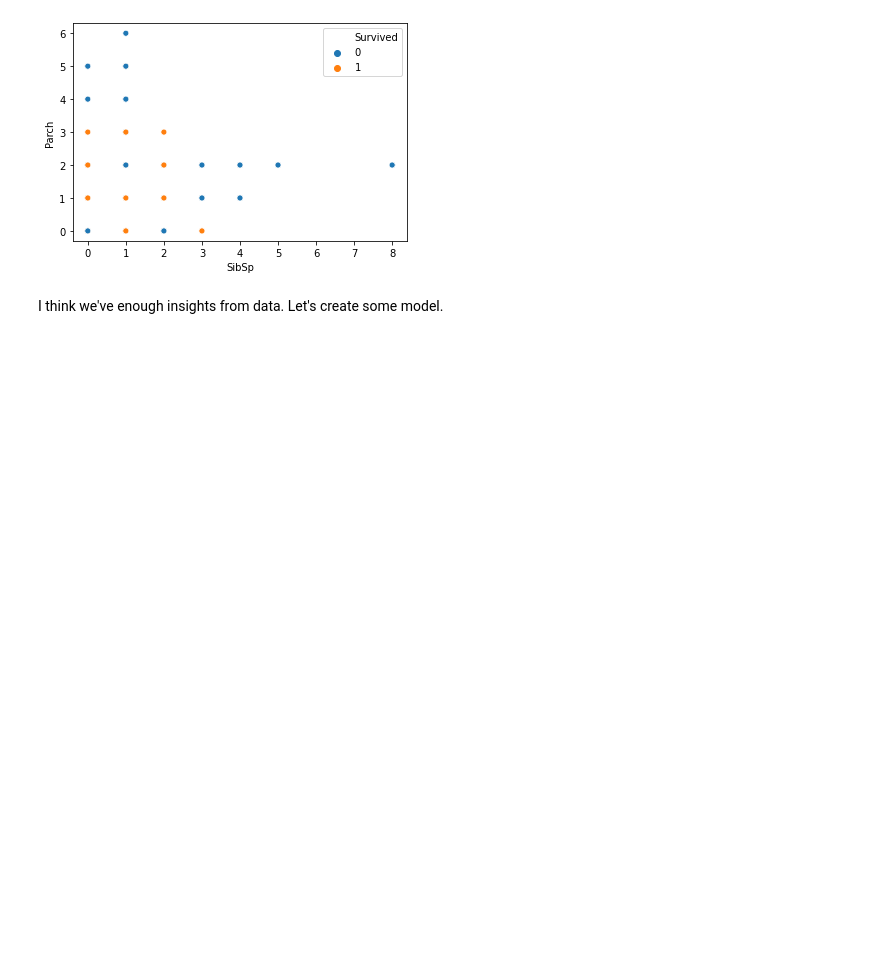
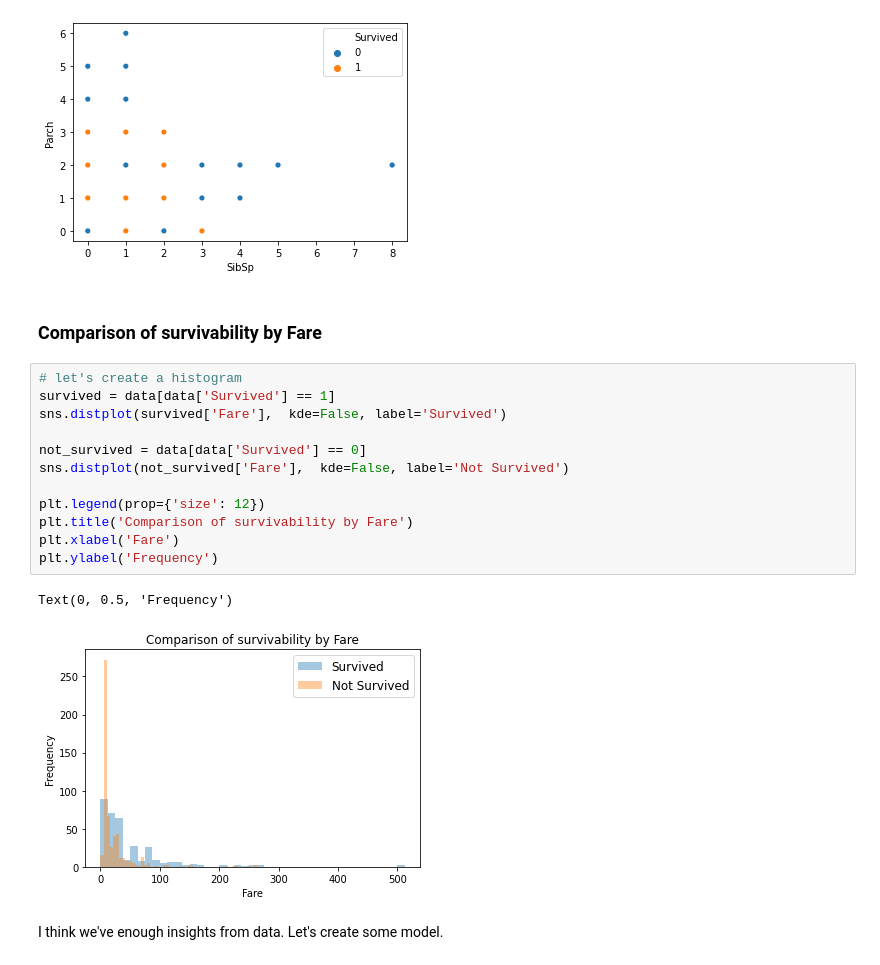
Before and after one commit to Tantatorn-dev/boku-no-notebooks, a Jupyter notebook: titanic.ipynb, the cells around one changed output. Drawn from its saved outputs; the diff is of its cells as text; blank space fills up the shorter version.

```diff
--- a/titanic.ipynb
+++ b/titanic.ipynb
@@ -111,6 +116,23 @@ sns.scatterplot(data['SibSp'],data['Parch'],hue=data['Survived'])
 # %% [output]
 <matplotlib.axes._subplots.AxesSubplot at 0x...>
 [figure]
+# %% [markdown]
+### Comparison of survivability by Fare
+# %%
+# let's create a histogram
+survived = data[data['Survived'] == 1]
+sns.distplot(survived['Fare'],  kde=False, label='Survived')
+
+not_survived = data[data['Survived'] == 0]
+sns.distplot(not_survived['Fare'],  kde=False, label='Not Survived')
+
+plt.legend(prop={'size': 12})
+plt.title('Comparison of survivability by Fare')
+plt.xlabel('Fare')
+plt.ylabel('Frequency')
+# %% [output]
+Text(0, 0.5, 'Frequency')
+[figure, added]
 # %% [markdown]
 I think we've enough insights from data. Let's create some model.
 # %% [markdown]
```
Also changed, not shown: parts of 14 cells of this notebook.
